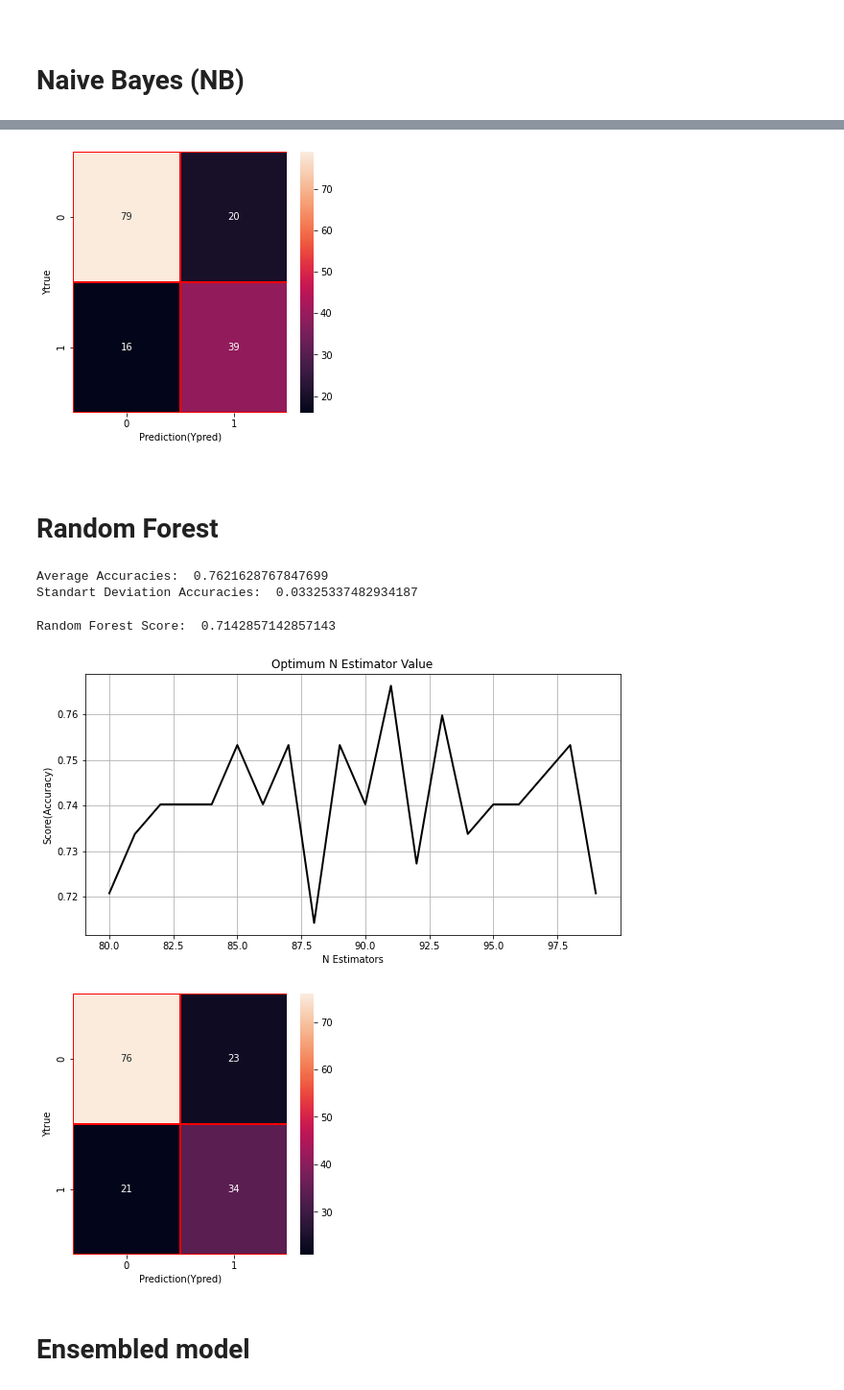
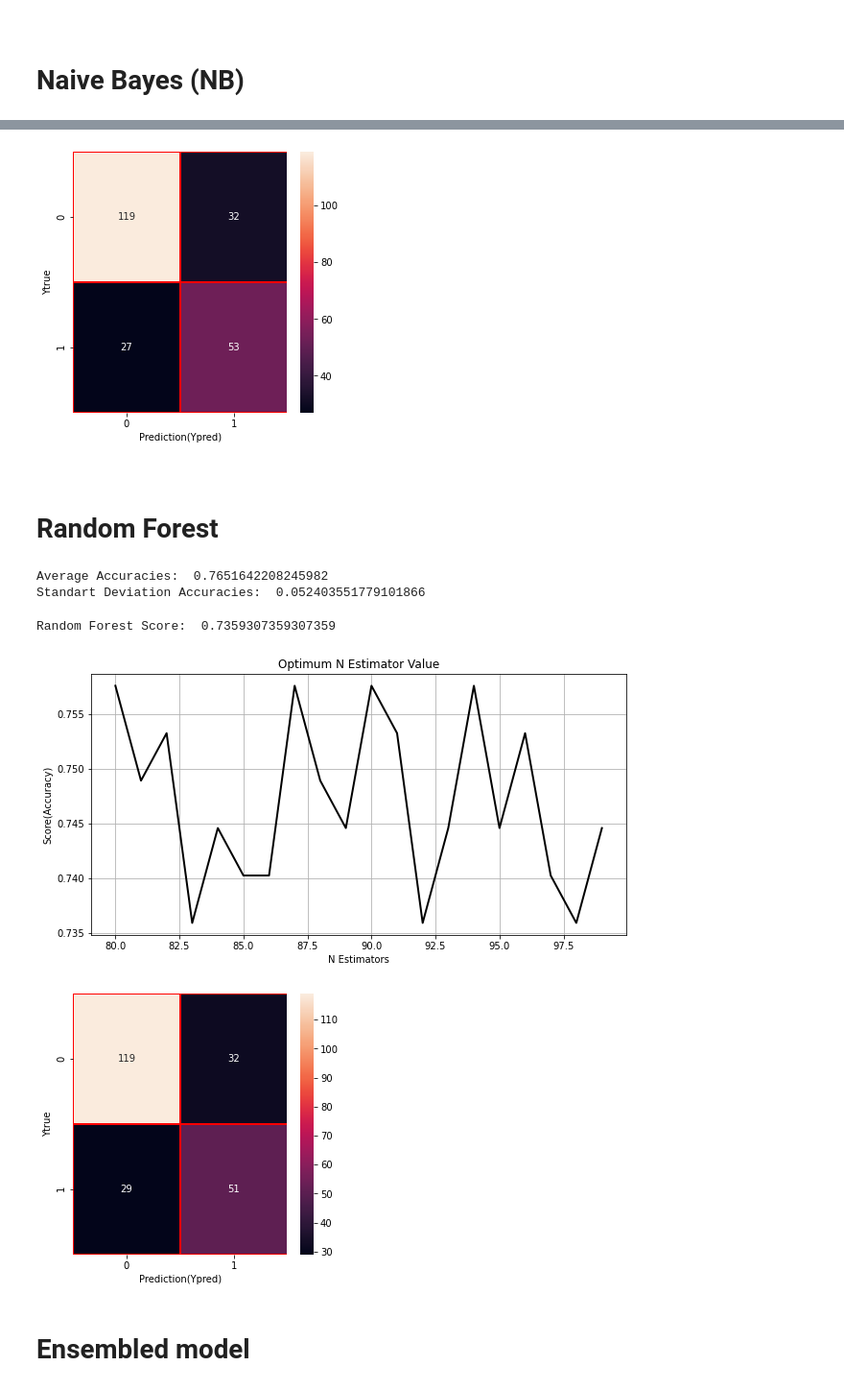
Before and after one commit to mukund-rdd/INT247-CA-CLASSIFICATION, a Jupyter notebook: MUKUNDINT247CA.ipynb, the cells around one changed output, grey strips where cells are left out. Shown at 96% size. Cells and saved outputs as stored; diff of their text form; code cells hidden in the pictures.

```diff
--- a/MUKUNDINT247CA.ipynb
+++ b/MUKUNDINT247CA.ipynb
@@ -114,7 +111,7 @@ y = data.Outcome
 <a id ="9"></a><br>
 # Train Test Split & Standardization Processing
 # %%
-test_size = 0.2
+test_size = 0.3
 
 x_train, x_test, y_train, y_test = train_test_split(x,y,test_size=test_size,random_state=42)
 # %%
@@ -186,9 +182,9 @@ Accuracy of NB Score:  0.7662337662337663
 # %%
-yprediciton4= NB.predict(x_test)
+nbprediction= NB.predict(x_test)
 ytrue = y_test
 
 from sklearn.metrics import confusion_matrix
-CM = confusion_matrix(ytrue,yprediciton4)
+CM = confusion_matrix(ytrue,nbprediction)
 
 
 
@@ -198,7 +194,7 @@ plt.xlabel("Prediction(Ypred)")
 plt.ylabel("Ytrue")
 plt.show()
 # %% [output]
-[figure, old version]
+[figure, new version]
 # %% [markdown]
 <a id ="17"></a><br>
 # Random Forest
@@ -212,14 +208,14 @@ accuraccies = cross_val_score(estimator = RFC, X= x_train, y=y_train, cv=10)
 print("Average Accuracies: ",np.mean(accuraccies))
 print("Standart Deviation Accuracies: ",np.std(accuraccies))
 # %% [output]
-Average Accuracies:  0.7621628767847699
-Standart Deviation Accuracies:  0.03325337482934187
+Average Accuracies:  0.7651642208245982
+Standart Deviation Accuracies:  0.052403551779101866
 # %%
 RFC.fit(x_train,y_train)
 print("Random Forest Score: ",RFC.score(x_test,y_test))
 RFCscore=RFC.score(x_test,y_test)
 # %% [output]
-Random Forest Score:  0.7142857142857143
+Random Forest Score:  0.7359307359307359
 # %%
 scores = []
 for each in range(80,100):
@@ -235,25 +231,25 @@ plt.ylabel("Score(Accuracy)")
 plt.grid(True)
 plt.show()
 # %% [output]
-[figure, old version]
+[figure, new version]
 # %%
-yprediciton6= RFC.predict(x_test)
+rfcprediction= RFC.predict(x_test)
 ytrue = y_test
 
 from sklearn.metrics import confusion_matrix
-CM = confusion_matrix(ytrue,yprediciton6)
+CM = confusion_matrix(ytrue,rfcprediction)
 
 
 
 
 
 f, ax = plt.subplots(figsize=(5,5))
 sns.heatmap(CM,annot = True, linewidths=0.5,linecolor="red",fmt=".0f",ax=ax)
 plt.xlabel("Prediction(Ypred)")
 plt.ylabel("Ytrue")
 plt.show()
 # %% [output]
-[figure, old version]
+[figure, new version]
 # %% [markdown]
 # Ensembled model
 # %%
```
Also changed, not shown: parts of 15 cells of this notebook.
